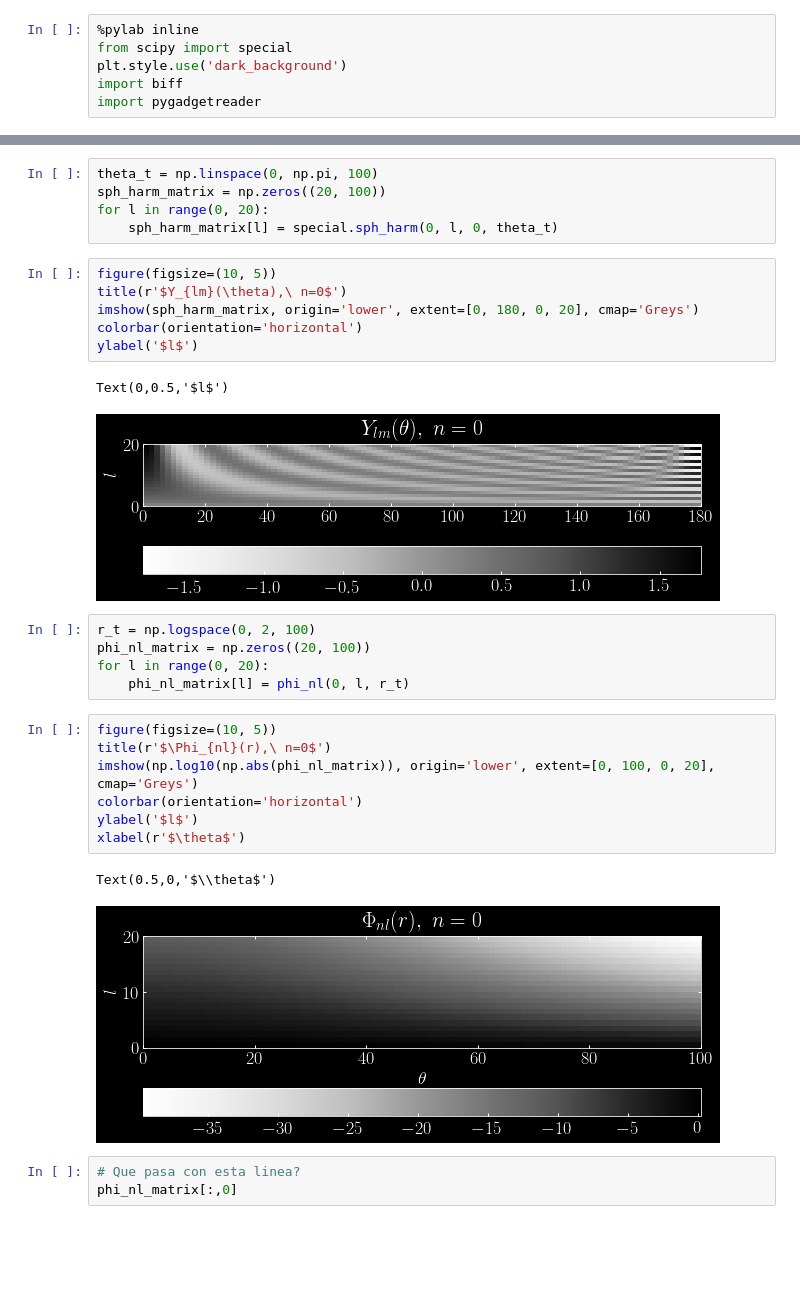
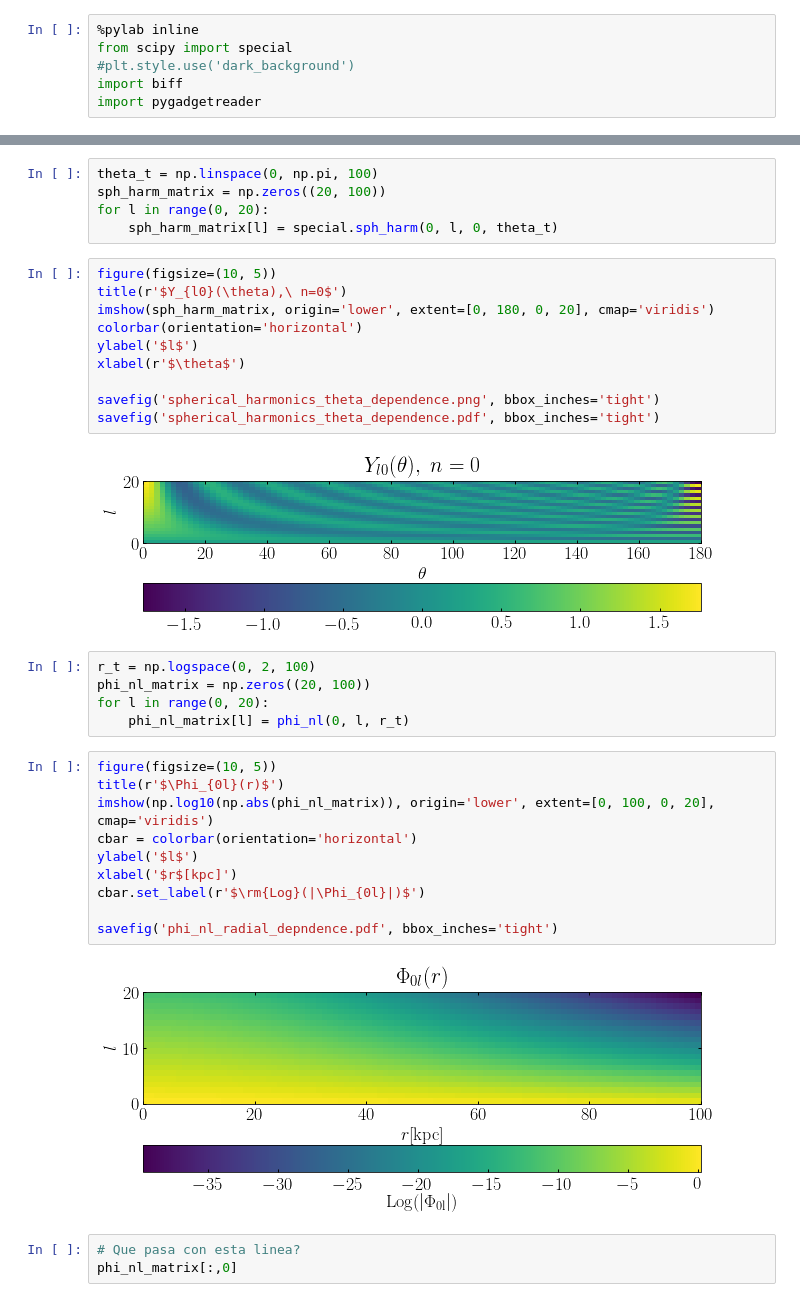
Before and after one commit to jngaravitoc/BFE-c, a Jupyter notebook: code/computing_coefficients.ipynb, the cells around one changed output, grey strips where cells are left out. Drawn from its saved outputs; the diff is of its cells as text; blank space fills up the shorter version.

```diff
--- a/code/computing_coefficients.ipynb
+++ b/code/computing_coefficients.ipynb
@@ -7,7 +9,7 @@
 # %%
 %pylab inline
 from scipy import special
-plt.style.use('dark_background')
+#plt.style.use('dark_background')
 import biff
 import pygadgetreader
 # %% [output]
@@ -43,13 +45,16 @@ for l in range(0, 20):
     sph_harm_matrix[l] = special.sph_harm(0, l, 0, theta_t)
 # %%
 figure(figsize=(10, 5))
-title(r'$Y_{lm}(\theta),\ n=0$')
-imshow(sph_harm_matrix, origin='lower', extent=[0, 180, 0, 20], cmap='Greys')
+title(r'$Y_{l0}(\theta),\ n=0$')
+imshow(sph_harm_matrix, origin='lower', extent=[0, 180, 0, 20], cmap='viridis')
 colorbar(orientation='horizontal')
 ylabel('$l$')
+xlabel(r'$\theta$')
+
+savefig('spherical_harmonics_theta_dependence.png', bbox_inches='tight')
+savefig('spherical_harmonics_theta_dependence.pdf', bbox_inches='tight')
 # %% [output]
-Text(0,0.5,'$l$')
-[figure, old version]
+[figure, new version]
 # %%
 r_t = np.logspace(0, 2, 100)
 phi_nl_matrix = np.zeros((20, 100))
@@ -57,14 +62,16 @@ for l in range(0, 20):
     phi_nl_matrix[l] = phi_nl(0, l, r_t)
 # %%
 figure(figsize=(10, 5))
-title(r'$\Phi_{nl}(r),\ n=0$')
-imshow(np.log10(np.abs(phi_nl_matrix)), origin='lower', extent=[0, 100, 0, 20], cmap='Greys')
-colorbar(orientation='horizontal')
+title(r'$\Phi_{0l}(r)$')
+imshow(np.log10(np.abs(phi_nl_matrix)), origin='lower', extent=[0, 100, 0, 20], cmap='viridis')
+cbar = colorbar(orientation='horizontal')
 ylabel('$l$')
-xlabel(r'$\theta$')
+xlabel('$r$[kpc]')
+cbar.set_label(r'$\rm{Log}(|\Phi_{0l}|)$')
+
+savefig('phi_nl_radial_depndence.pdf', bbox_inches='tight')
 # %% [output]
-Text(0.5,0,'$\\theta$')
-[figure, old version]
+[figure, new version]
 # %%
 # Que pasa con esta linea?
 phi_nl_matrix[:,0]
```
Also changed, not shown: parts of 12 cells of this notebook.
